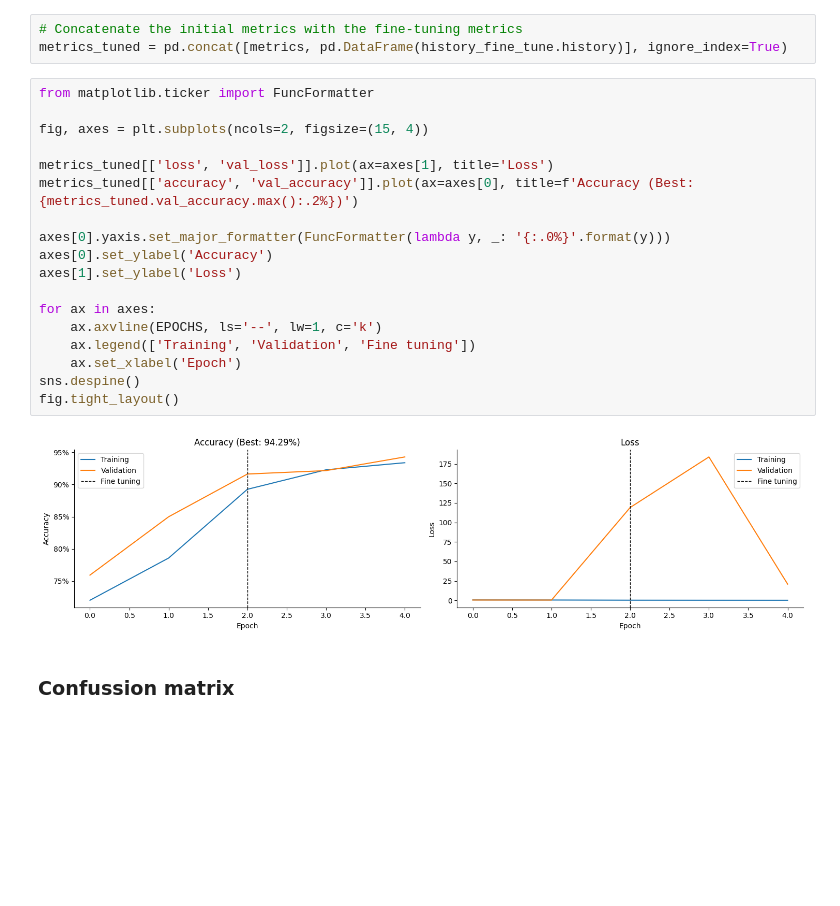
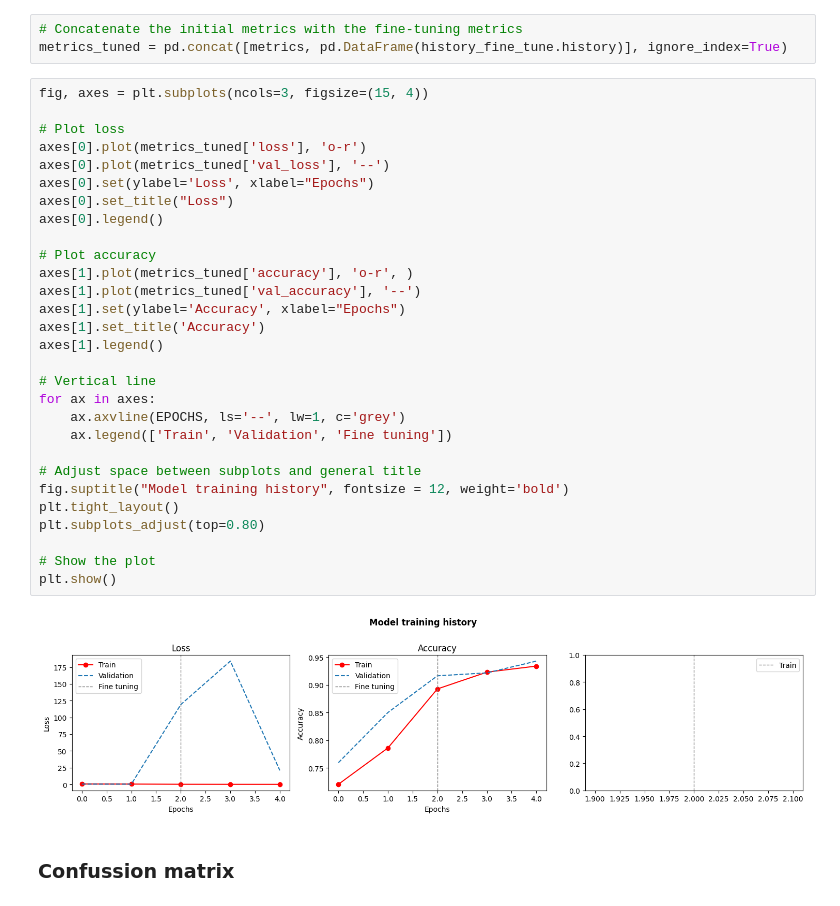
Before and after one commit to melissaortegaa/monografia, a Jupyter notebook: 03_transfer_learning.ipynb, the cells around one changed output. Drawn from its saved outputs; the diff is of its cells as text; blank space fills up the shorter version.

```diff
--- a/03_transfer_learning.ipynb
+++ b/03_transfer_learning.ipynb
@@ -784,26 +784,37 @@ Restoring model weights from the end of the best epoch: 2.
 # %%
 # Concatenate the initial metrics with the fine-tuning metrics
 metrics_tuned = pd.concat([metrics, pd.DataFrame(history_fine_tune.history)], ignore_index=True)
-# %%
-from matplotlib.ticker import FuncFormatter
-
-fig, axes = plt.subplots(ncols=2, figsize=(15, 4))
-
-metrics_tuned[['loss', 'val_loss']].plot(ax=axes[1], title='Loss')
-metrics_tuned[['accuracy', 'val_accuracy']].plot(ax=axes[0], title=f'Accuracy (Best: {metrics_tuned.val_accuracy.max():.2%})')
-
-axes[0].yaxis.set_major_formatter(FuncFormatter(lambda y, _: '{:.0%}'.format(y)))
-axes[0].set_ylabel('Accuracy')
-axes[1].set_ylabel('Loss')
-
-for ax in axes:
-    ax.axvline(EPOCHS, ls='--', lw=1, c='k')
-    ax.legend(['Training', 'Validation', 'Fine tuning'])
-    ax.set_xlabel('Epoch')
-sns.despine()
-fig.tight_layout()
-# %% [output]
-[figure, removed]
+# %%
+fig, axes = plt.subplots(ncols=3, figsize=(15, 4))
+
+# Plot loss
+axes[0].plot(metrics_tuned['loss'], 'o-r')
+axes[0].plot(metrics_tuned['val_loss'], '--')
+axes[0].set(ylabel='Loss', xlabel="Epochs")
+axes[0].set_title("Loss")
+axes[0].legend()
+
+# Plot accuracy
+axes[1].plot(metrics_tuned['accuracy'], 'o-r', )
+axes[1].plot(metrics_tuned['val_accuracy'], '--')
+axes[1].set(ylabel='Accuracy', xlabel="Epochs")
+axes[1].set_title('Accuracy')
+axes[1].legend()
+
+# Vertical line
+for ax in axes:
+    ax.axvline(EPOCHS, ls='--', lw=1, c='grey')
+    ax.legend(['Train', 'Validation', 'Fine tuning'])
+
+# Adjust space between subplots and general title
+fig.suptitle("Model training history", fontsize = 12, weight='bold')
+plt.tight_layout()
+plt.subplots_adjust(top=0.80)
+
+# Show the plot
+plt.show()
+# %% [output]
+[figure, added]
 # %% [markdown]
 ### Confussion matrix
 # %%
```
Also changed, not shown: parts of 1 cell of this notebook.
